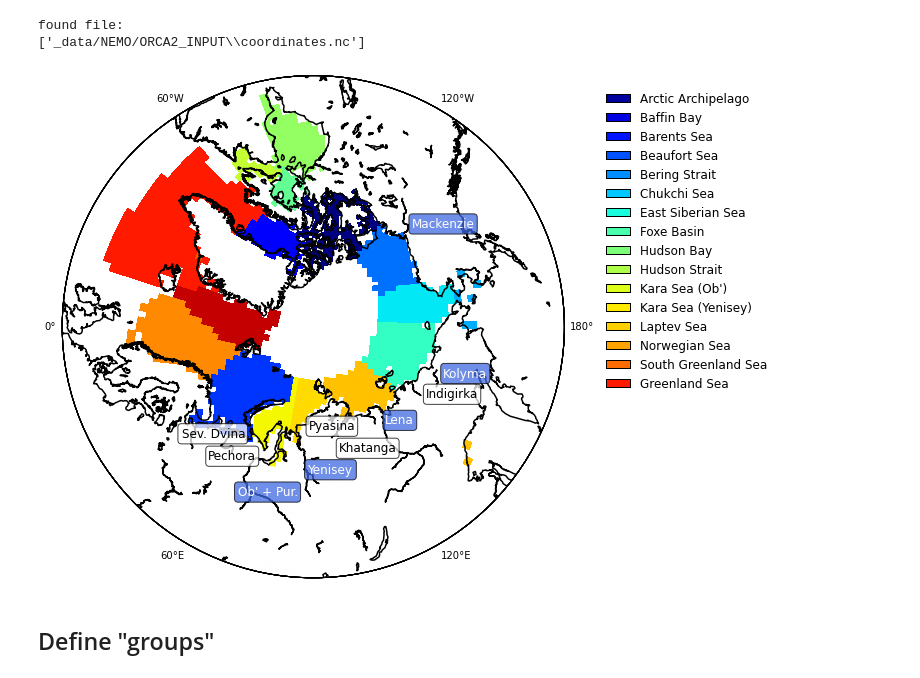
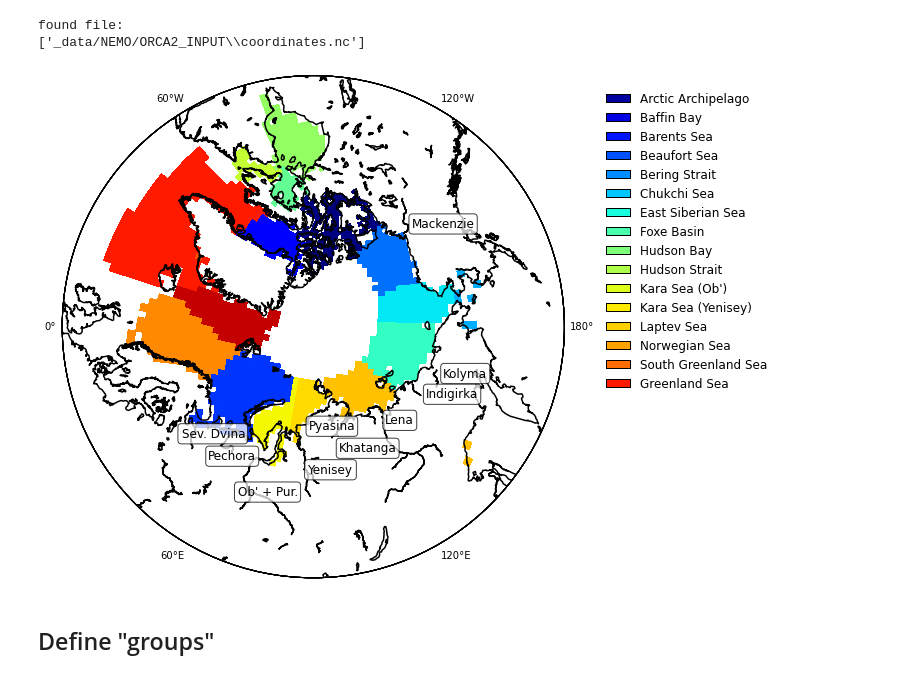
Before and after one commit to UBC-MOAD/analysis-kyle, a Jupyter notebook: notebooks/[Barium] 02 STN-30p Drainage Basins + Riverine Ba classification.ipynb, the cells around one changed output. Saved outputs shown, nothing was run; the diff lists cells and outputs as text; code cells hidden in the pictures.

```diff
--- a/notebooks/[Barium] 02 STN-30p Drainage Basins + Riverine Ba classification.ipynb
+++ b/notebooks/[Barium] 02 STN-30p Drainage Basins + Riverine Ba classification.ipynb
@@ -391,30 +391,27 @@ RB=[0.25, 0.41, 0.88]
 # %%
 CMap=plt.cm.jet
 var_name='Ba Classification'
 clev=[1, 2, 3, 4, 5, 6, 7, 8, 9, 10, 11, 12, 12.5, 13, 14, 15, 17, 18]
 rf_id_interp_masked=np.ma.masked_where(np.isnan(rf_id_interp), rf_id_interp)
 #
 fig, ax, proj = Nts.plot_Arctic_LandCover(nav_lon, nav_lat, 50, rf_id_interp_masked, clev, regions, CMap, var_name)
 #
 title='Modified Runoff Classification on ORCA2 grid'
 #ax.set_title(title, fontsize=16, fontweight='bold', y=1.05)
 fig.set_size_inches(9, 9)
 #
 x, y=proj(nav_lon, nav_lat)
 locx,locy = proj(lons, lats)
 for i in range(10):
-    if info_id[i] == 0:
         plt.text(locx[i], locy[i], river_name[i], fontsize=12, bbox=dict(facecolor='w', edgecolor='k', boxstyle='round', alpha=0.75))
-    if info_id[i] == 1:
-        plt.text(locx[i], locy[i], river_name[i], fontsize=12, color='w', bbox=dict(facecolor=RB, edgecolor='k', boxstyle='round', alpha=0.75))
 
 proj.plot(x.T, y.T, color='k', linestyle='-', linewidth=0.01, alpha=0.25)
 proj.plot(x, y, color='k', linestyle='-', linewidth=0.01, alpha=0.25)
-fig.savefig('Publish/Barium_3.pdf', dpi=600, orientation='portrait', papertype='a4', format='pdf',
+fig.savefig('Ba_export_regions', dpi=600, orientation='portrait', papertype='a4', format='pdf',
             transparent=False, bbox_inches='tight', pad_inches=0)
 fig.canvas.draw()
 # %% [output]
-[figure, old version]
+[figure, new version]
 # %% [markdown]
 ## Define "groups"
 # %%
```
Also changed, not shown: 9 other files.
